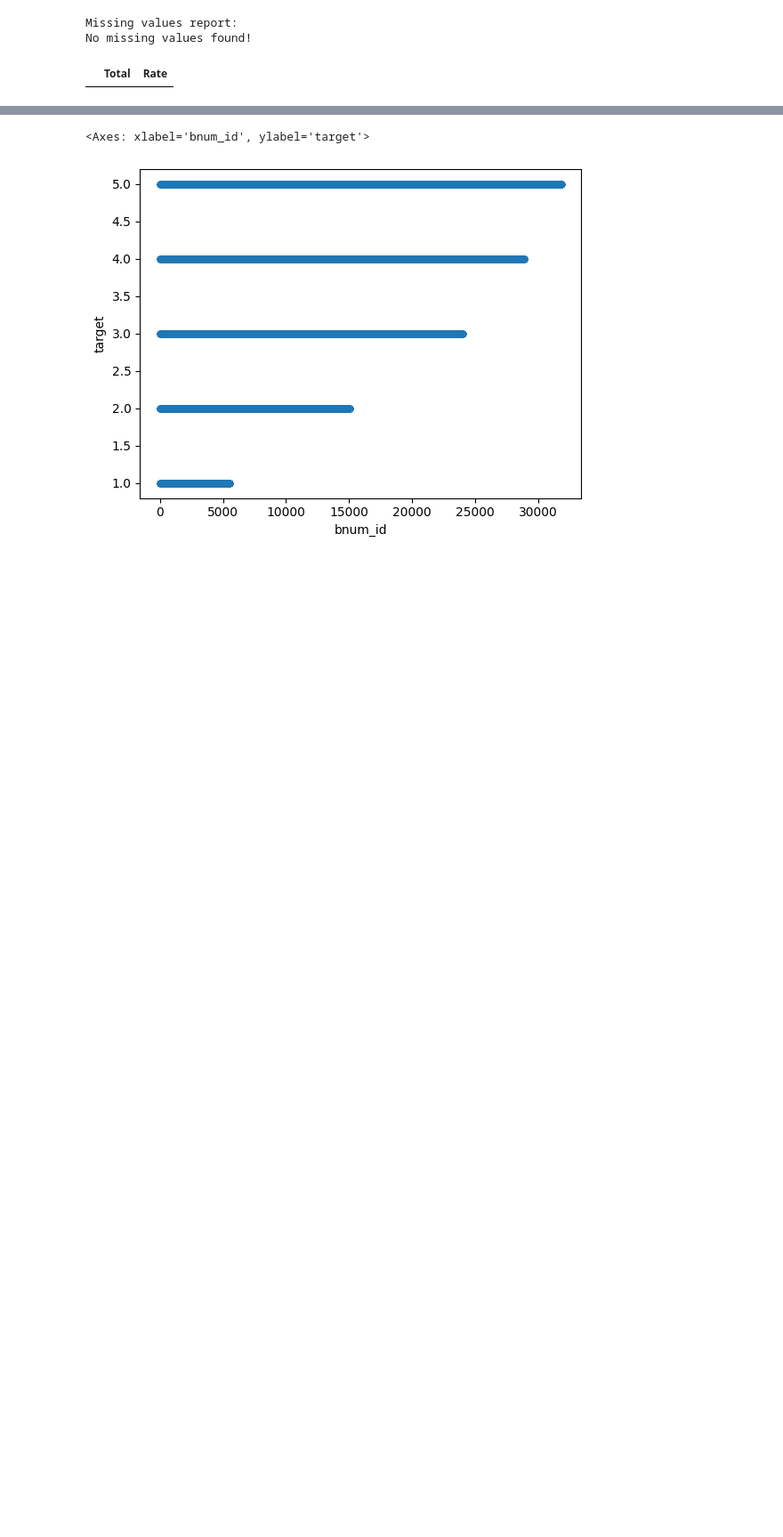
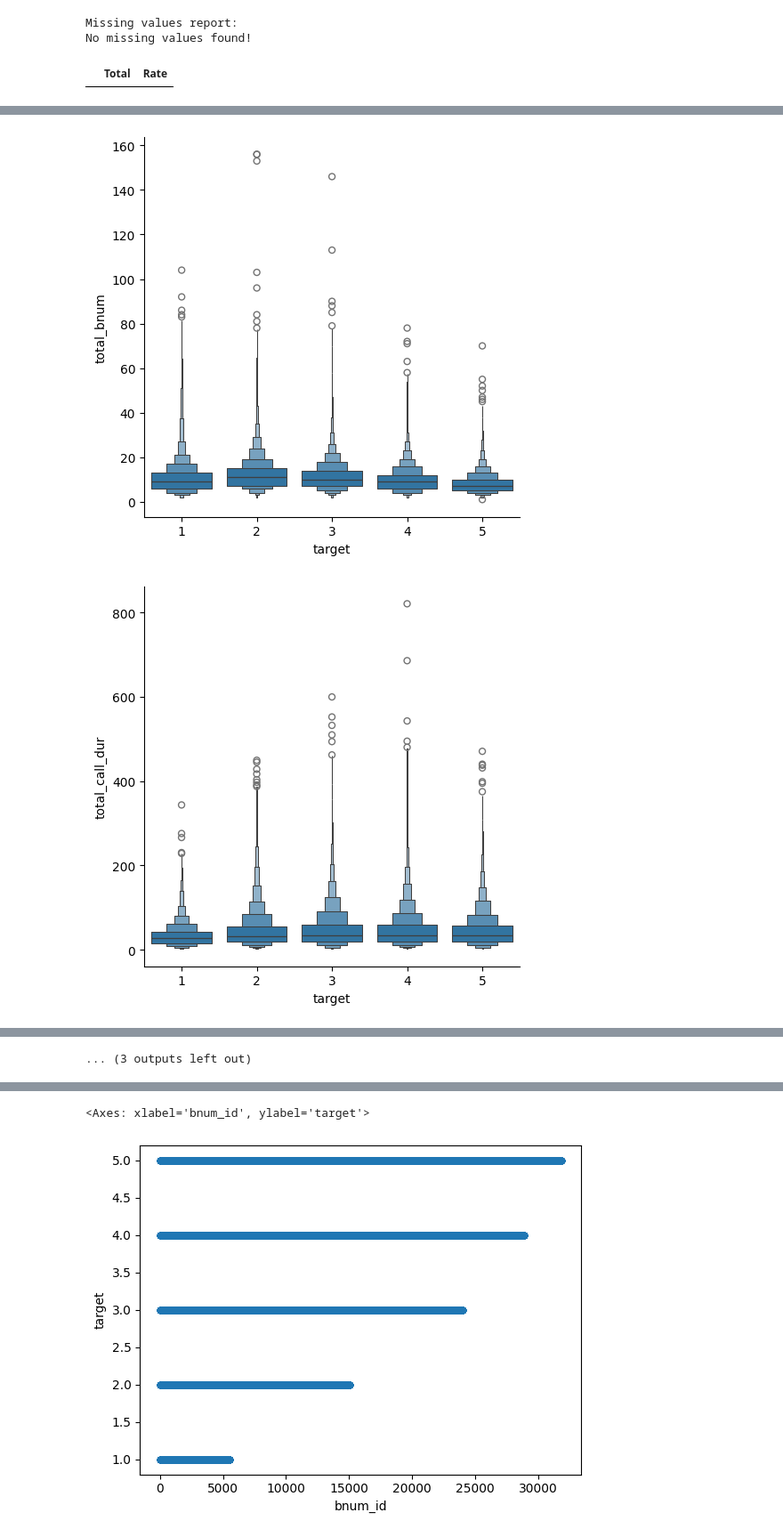
Before and after one commit to SleepWalker/bdl5-2024-ml-final-project, a Jupyter notebook: 02_bnum_eda.ipynb, the cells around one changed output, grey strips where cells are left out. Shown at 89% size. Saved outputs shown, nothing was run; the diff lists cells and outputs as text; code cells hidden in the pictures; blank space fills up the shorter version.

Commit message:
Train blaseline bnum model

```diff
--- a/02_bnum_eda.ipynb
+++ b/02_bnum_eda.ipynb
@@ -110,3 +126,7 @@ None
+# %%
+# expose index as column
+df_train_num["abon_id"] = df_train_num.index
+df_train_num = df_train_num.reset_index(drop=True)
 # %%
 eda.print_missing(df_train_num)
 # %% [output]
@@ -131,0 +205,3 @@ Total rows: 803268
+# %%
+df_abon_extra_fe = collect_extra_fe(df_train_num)
+df_abon_extra_fe
@@ -131,0 +224,42 @@ Total rows: 803268
+# %%
+def visualize_abon_stats():
+    df = df_abon_extra_fe.merge(
+        df_train_targets,
+        how="left",
+        left_index=True,
+        right_index=True,
+    )
+
+    # drop subscribers without activity
+    df = df[
+        (df["total_bnum"] > 0)
+        & (df["total_call_dur"] > 0)
+        & (df["total_call_cnt"] > 0)
+        & (df["total_cnt_sms"] > 0)
+    ]
+
+    sns.catplot(data=df, x=TARGET_KEY, y="total_bnum", kind="boxen")
+    sns.catplot(data=df, x=TARGET_KEY, y="total_call_dur", kind="boxen")
+    sns.catplot(data=df, x=TARGET_KEY, y="total_call_cnt", kind="boxen")
+    sns.catplot(data=df, x=TARGET_KEY, y="total_cnt_sms", kind="boxen")
+
+    sns.catplot(data=df, x=TARGET_KEY, y="total_call_dur_out", kind="boxen")
+    sns.catplot(data=df, x=TARGET_KEY, y="avg_call_dur_out", kind="boxen")
+    sns.catplot(data=df, x=TARGET_KEY, y="total_call_cnt_out", kind="boxen")
+
+    sns.catplot(data=df, x=TARGET_KEY, y="total_call_dur_in", kind="boxen")
+    sns.catplot(data=df, x=TARGET_KEY, y="avg_call_dur_in", kind="boxen")
+    sns.catplot(data=df, x=TARGET_KEY, y="total_call_cnt_in", kind="boxen")
+
+    sns.catplot(data=df, x=TARGET_KEY, y="total_cnt_sms_in", kind="boxen")
+    sns.catplot(data=df, x=TARGET_KEY, y="total_cnt_sms_out", kind="boxen")
+
+    sns.catplot(data=df, x=TARGET_KEY, y="avg_call_dur", kind="boxen")
+    sns.catplot(data=df, x=TARGET_KEY, y="sms_per_call_cnt", kind="boxen")
+    sns.catplot(data=df, x=TARGET_KEY, y="avg_sms_per_call_dur", kind="boxen")
+
+
+visualize_abon_stats()
+# %% [output]
+[figure, added]
+[figure, added]
@@ -131,0 +276 @@ Total rows: 803268
+... (3 outputs left out)
```
Also changed, not shown: parts of 32 cells of this notebook, 7 other files.
